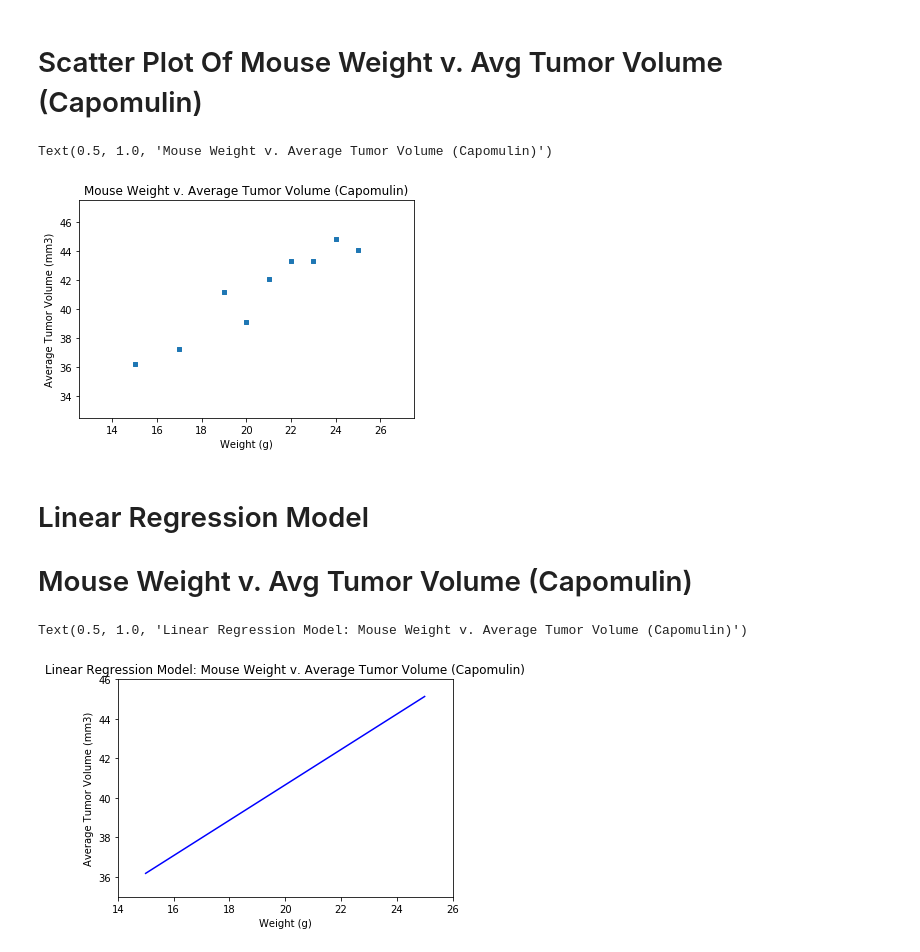
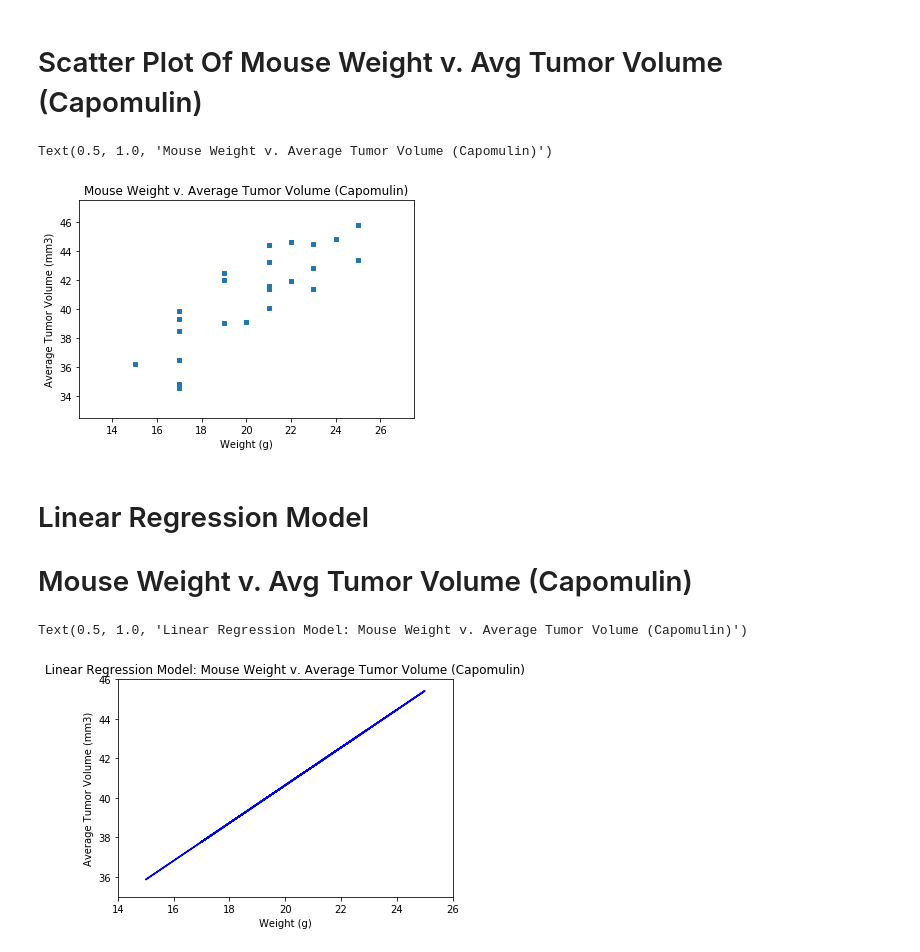
Before and after one commit to patrickhpatin/matplotlib-challenge, a Jupyter notebook: pymaceuticals_starter.ipynb, the cells around one changed output. Drawn from its saved outputs; the diff is of its cells as text; code cells hidden in the pictures.

Commit message:
Made a small change to my scatter plot

```diff
--- a/pymaceuticals_starter.ipynb
+++ b/pymaceuticals_starter.ipynb
@@ -403,22 +419,23 @@ plt.show()
 # %%
 # Generate a scatter plot of mouse weight versus average tumor volume for the Capomulin regimen
 Capomulin_scatter = merged_data[merged_data["Drug Regimen"].isin(["Capomulin"])].set_index('Drug Regimen')
-Capomulin_scatter = Capomulin_scatter.groupby(["Drug Regimen", "Weight (g)"])["Tumor Volume (mm3)"].mean().to_frame()
+Capomulin_scatter = Capomulin_scatter.groupby(["Drug Regimen", "Mouse ID", "Weight (g)"])["Tumor Volume (mm3)"].mean().to_frame()
+
 # Because one of our columns that we need to plot is part of an index, we must reset our index
 Capomulin_scatter.reset_index(inplace=True)
 
 # Plot this bad boy
 ax = Capomulin_scatter.plot.scatter(x="Weight (g)", y="Tumor Volume (mm3)", marker="s")
 
 # Formatting
 ax.set_xlabel("Weight (g)")
 ax.set_ylabel("Average Tumor Volume (mm3)")
 ax.set_xlim(12.5, 27.5)
 ax.set_ylim(32.5, 47.5)
 plt.title("Mouse Weight v. Average Tumor Volume (Capomulin)")
 # %% [output]
 Text(0.5, 1.0, 'Mouse Weight v. Average Tumor Volume (Capomulin)')
-[figure, old version]
+[figure, new version]
 # %% [markdown]
 # Linear Regression Model
 # Mouse Weight v. Avg Tumor Volume (Capomulin)
@@ -443,4 +460,4 @@ plt.ylim(35, 46)
 plt.title("Linear Regression Model: Mouse Weight v. Average Tumor Volume (Capomulin)")
 # %% [output]
 Text(0.5, 1.0, 'Linear Regression Model: Mouse Weight v. Average Tumor Volume (Capomulin)')
-[figure, old version]
+[figure, new version]
```
Also changed, not shown: parts of 1 cell of this notebook.
